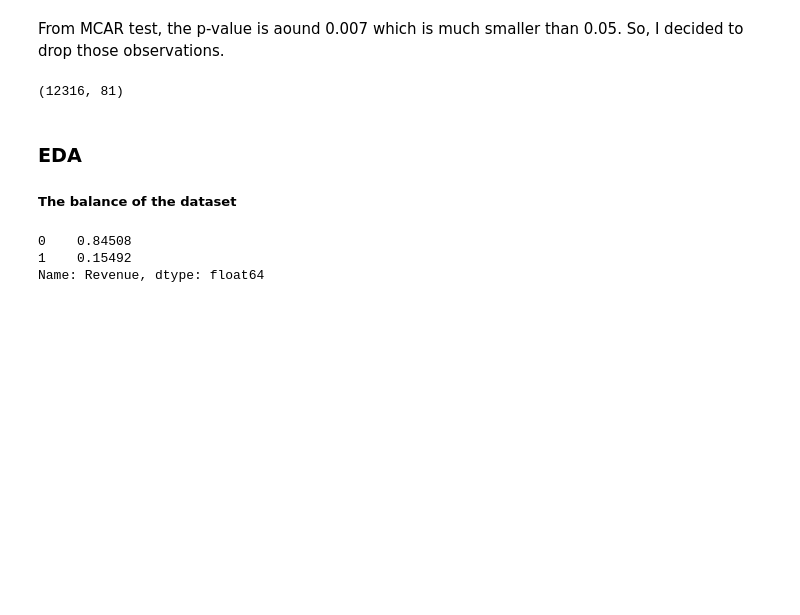
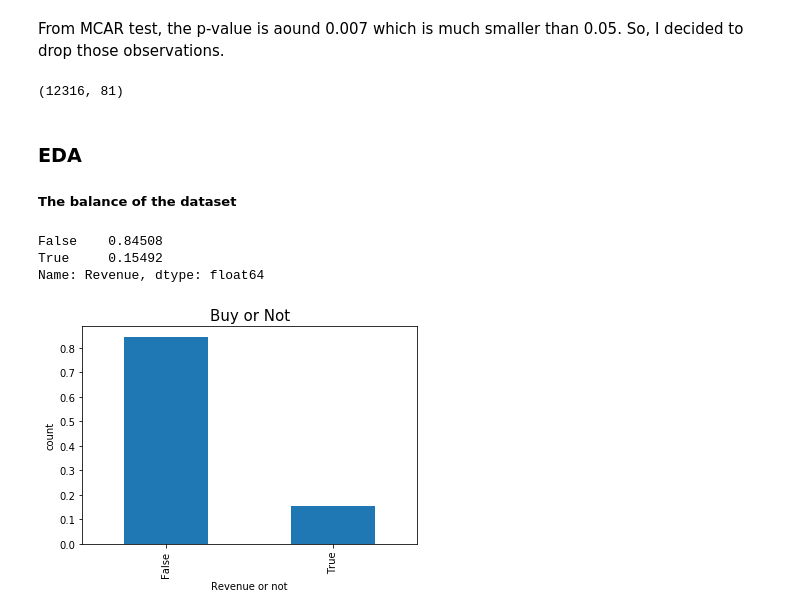
Before and after one commit to Qinyun718/Data1030-OnlineShopping, a Jupyter notebook: src/data-processing.ipynb, the cells around one changed output. Drawn from its saved outputs; the diff is of its cells as text; code cells hidden in the pictures; blank space fills up the shorter version.

```diff
--- a/src/data-processing.ipynb
+++ b/src/data-processing.ipynb
@@ -173,10 +85,30 @@ dfAfterDrop.to_csv('../data/prepocessedData_Afterdrop.csv')
 # %% [markdown]
 ### EDA
 ##### The balance of the dataset
+# %%
+import numpy as np
+import pandas as pd
+import matplotlib.pyplot as plt
+import seaborn as sns
+import plotly as py
+import plotly.graph_objs as go
+dfUseforEDA = dfOnline.dropna()
 # %%
 label = "Revenue"
-print(dfAfterDrop[label].value_counts()/dfAfterDrop[label].shape)
+labelM= dfUseforEDA[label].value_counts()/dfUseforEDA[label].shape
+print(dfUseforEDA[label].value_counts()/dfUseforEDA[label].shape)
 # %% [output]
-0    0.84508
-1    0.15492
+False    0.84508
+True     0.15492
 Name: Revenue, dtype: float64
+# %%
+import matplotlib
+from matplotlib import pylab as plt
+labelM.plot(kind='bar', stacked=True)
+plt.title('Buy or Not', fontsize = 15)
+plt.xlabel('Revenue or not', fontsize = 10)
+plt.ylabel('count', fontsize = 10)
+plt.savefig('../figures/Revenue.png',dpi=300)
+plt.show()
+# %% [output]
+[figure, added]
```
Also changed, not shown: parts of 44 cells of this notebook, 27 other files.
